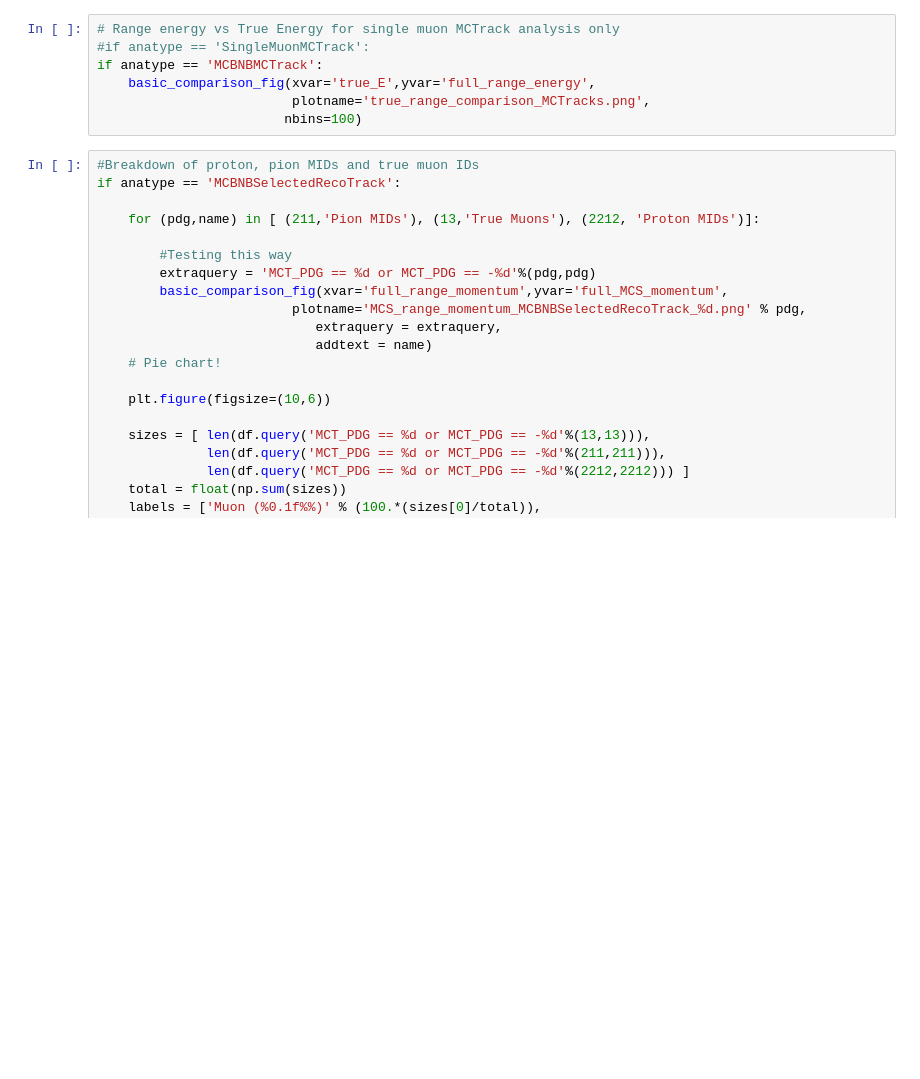
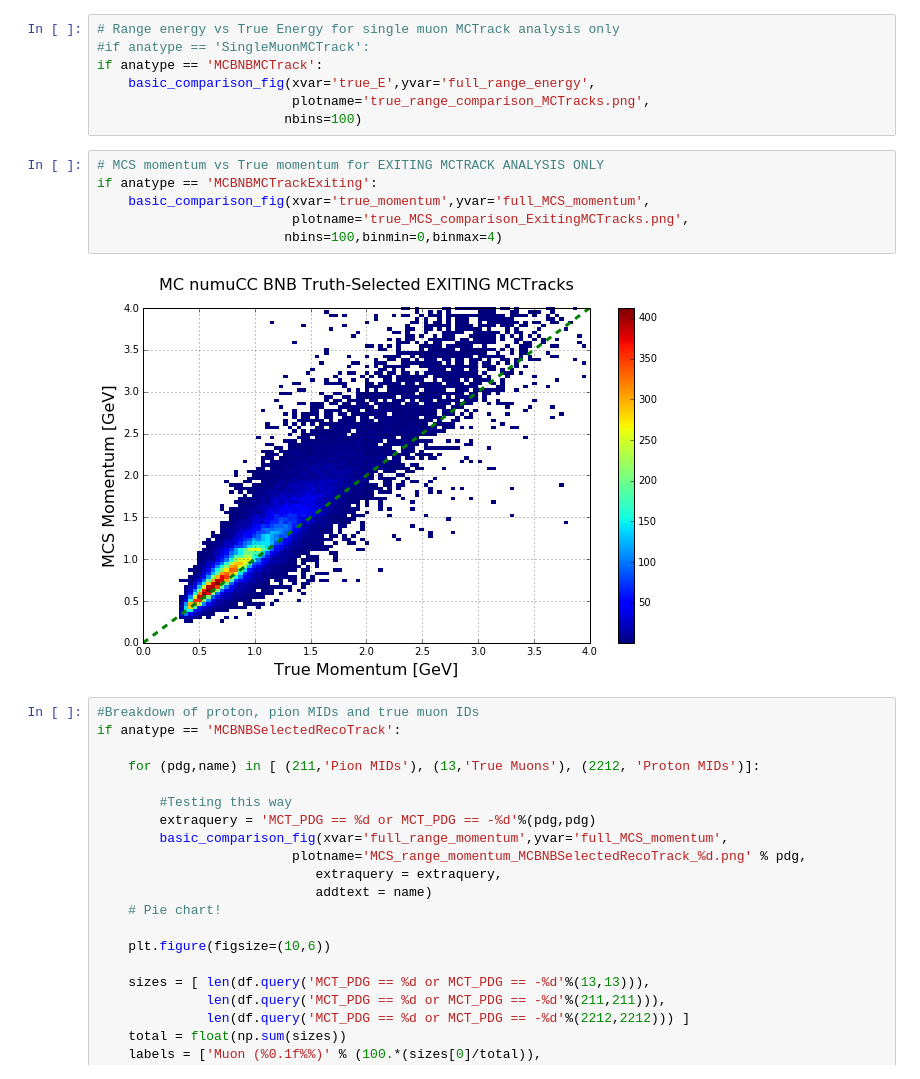
Before and after one commit to kaleko/MCS_Technote, a Jupyter notebook: MCS_paper_work.ipynb, the cells around one changed output. Saved outputs shown, nothing was run; the diff lists cells and outputs as text; blank space fills up the shorter version.

```diff
--- a/MCS_paper_work.ipynb
+++ b/MCS_paper_work.ipynb
@@ -101,6 +105,14 @@ if anatype == 'MCBNBMCTrack':
     basic_comparison_fig(xvar='true_E',yvar='full_range_energy',
                          plotname='true_range_comparison_MCTracks.png',
                         nbins=100)
+# %%
+# MCS momentum vs True momentum for EXITING MCTRACK ANALYSIS ONLY
+if anatype == 'MCBNBMCTrackExiting':
+    basic_comparison_fig(xvar='true_momentum',yvar='full_MCS_momentum',
+                         plotname='true_MCS_comparison_ExitingMCTracks.png',
+                        nbins=100,binmin=0,binmax=4)
+# %% [output]
+[figure, added]
 # %%
 #Breakdown of proton, pion MIDs and true muon IDs
 if anatype == 'MCBNBSelectedRecoTrack':
```
Also changed, not shown: parts of 16 cells of this notebook, 2 other files.
